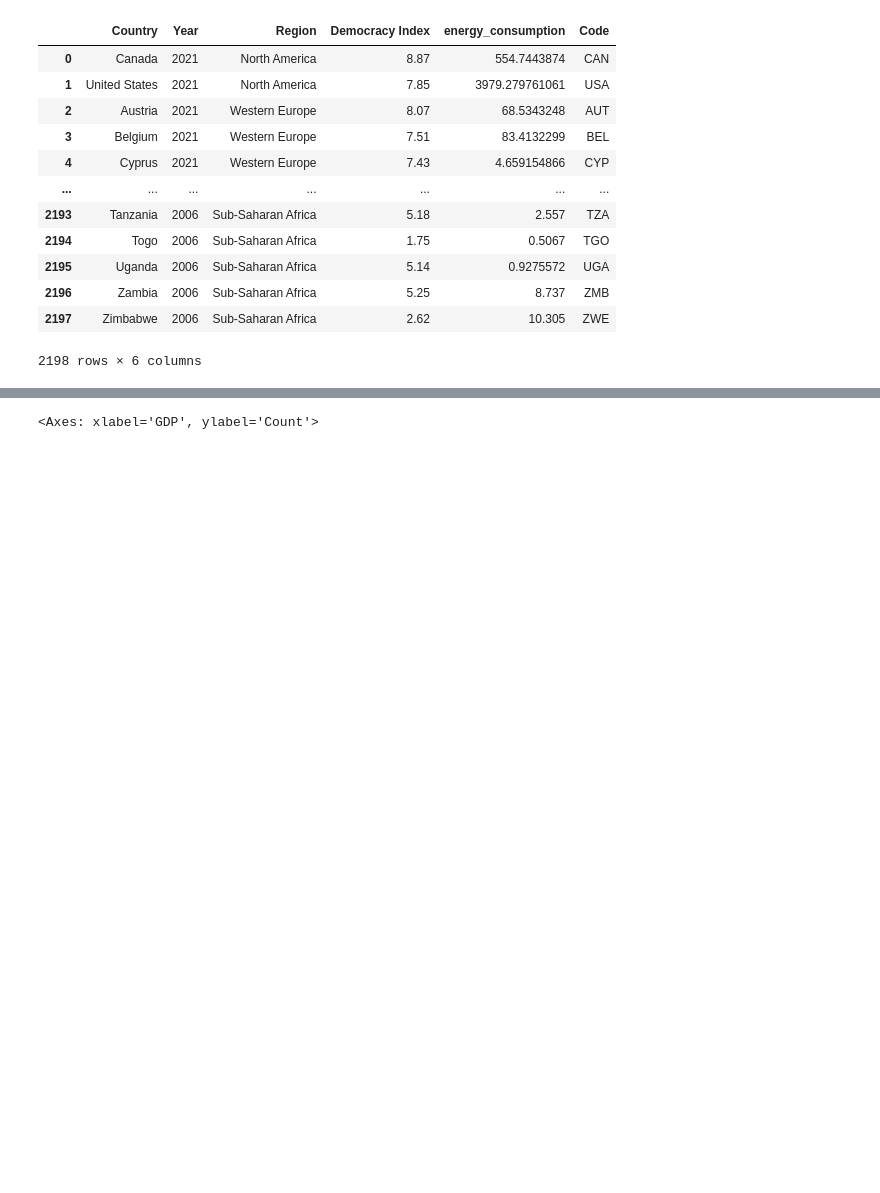
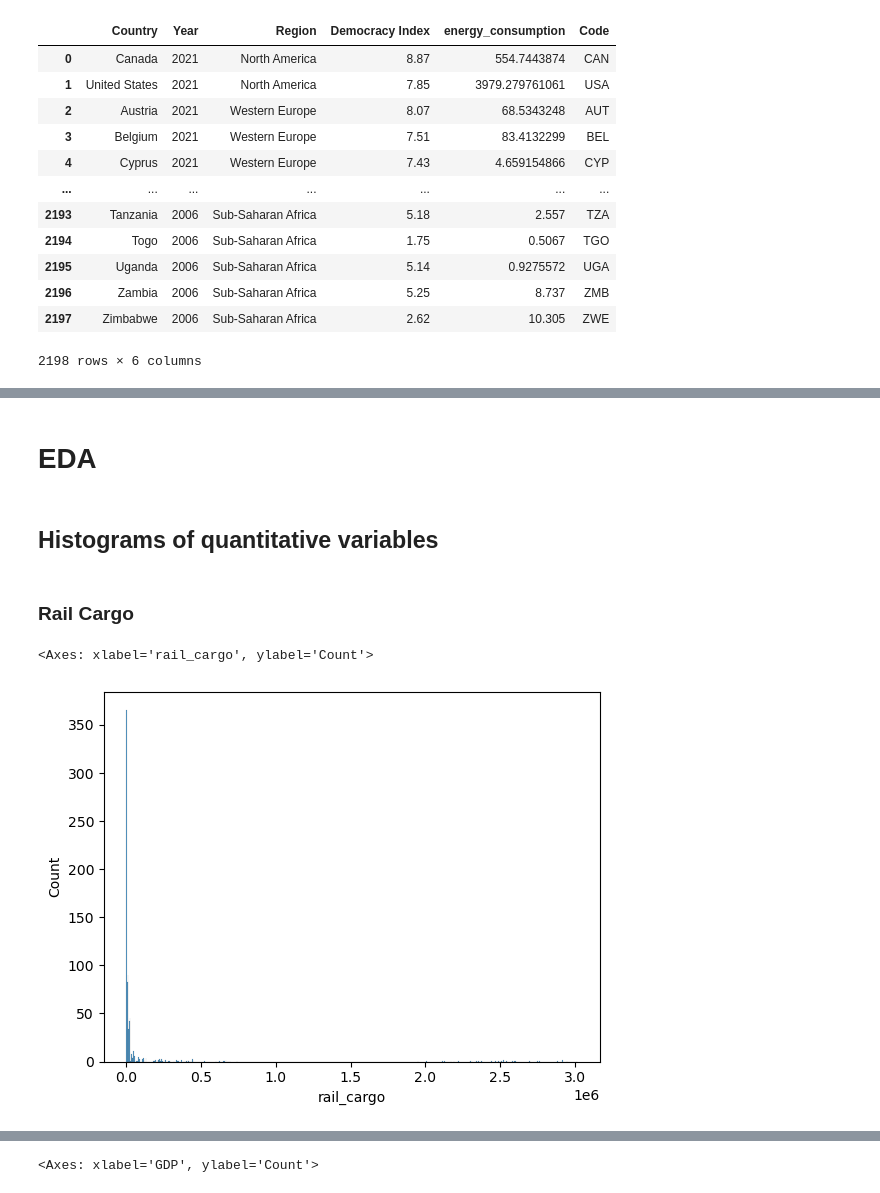
Before and after one commit to WiJaMa/stat386-project, a Jupyter notebook: project_EDA.ipynb, the cells around one changed output, grey strips where cells are left out. Saved outputs shown, nothing was run; the diff lists cells and outputs as text; code cells hidden in the pictures; blank space fills up the shorter version.

```diff
--- a/project_EDA.ipynb
+++ b/project_EDA.ipynb
@@ -283 +297,12 @@ keqiang
 820 rows × 9 columns
+# %% [markdown]
+# EDA
+# %% [markdown]
+## Histograms of quantitative variables
+# %% [markdown]
+### Rail Cargo
+# %%
+sns.histplot(keqiang['rail_cargo'])
+# %% [output]
+<Axes: xlabel='rail_cargo', ylabel='Count'>
+[figure, added]
```
Also changed, not shown: parts of 85 cells of this notebook, 7 other files.
